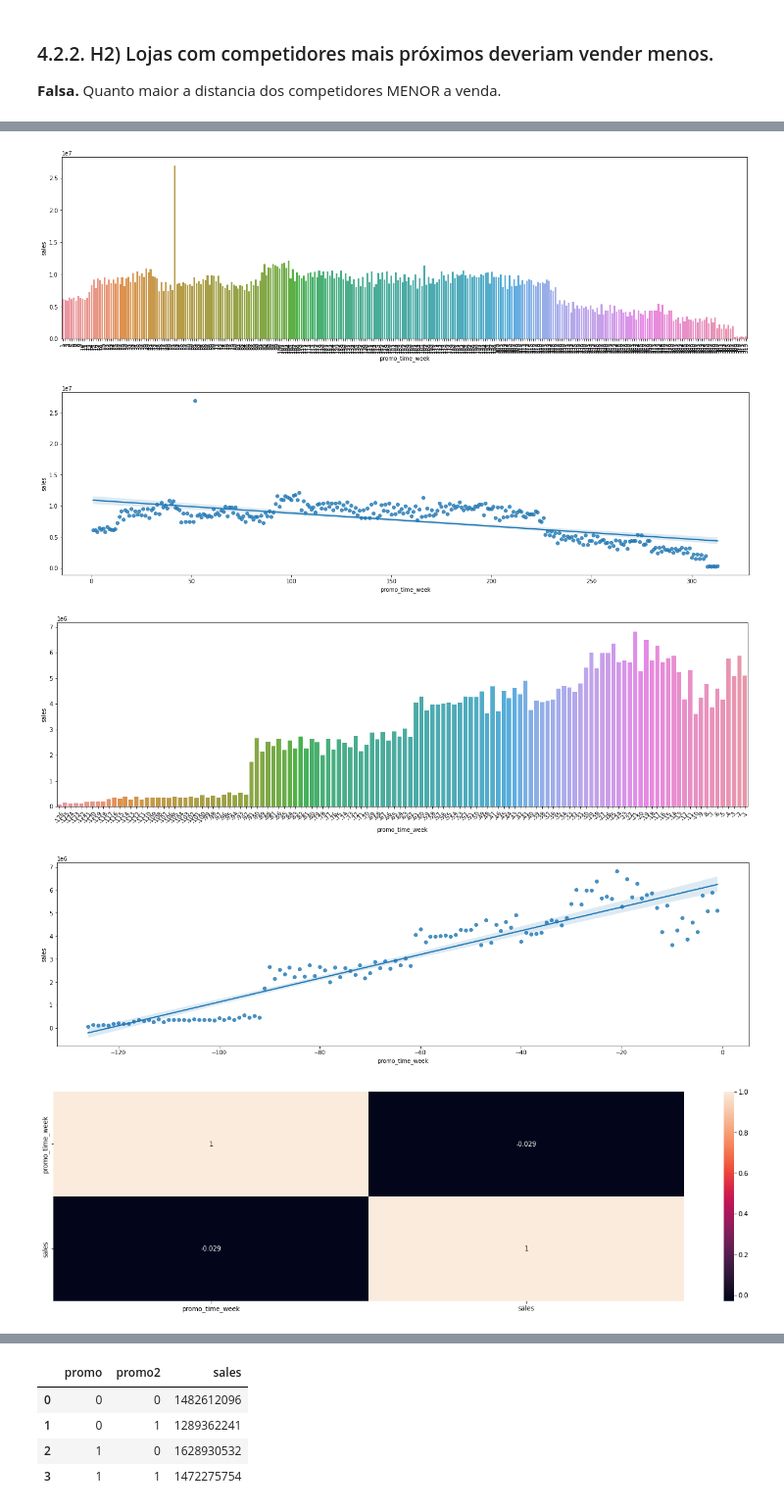
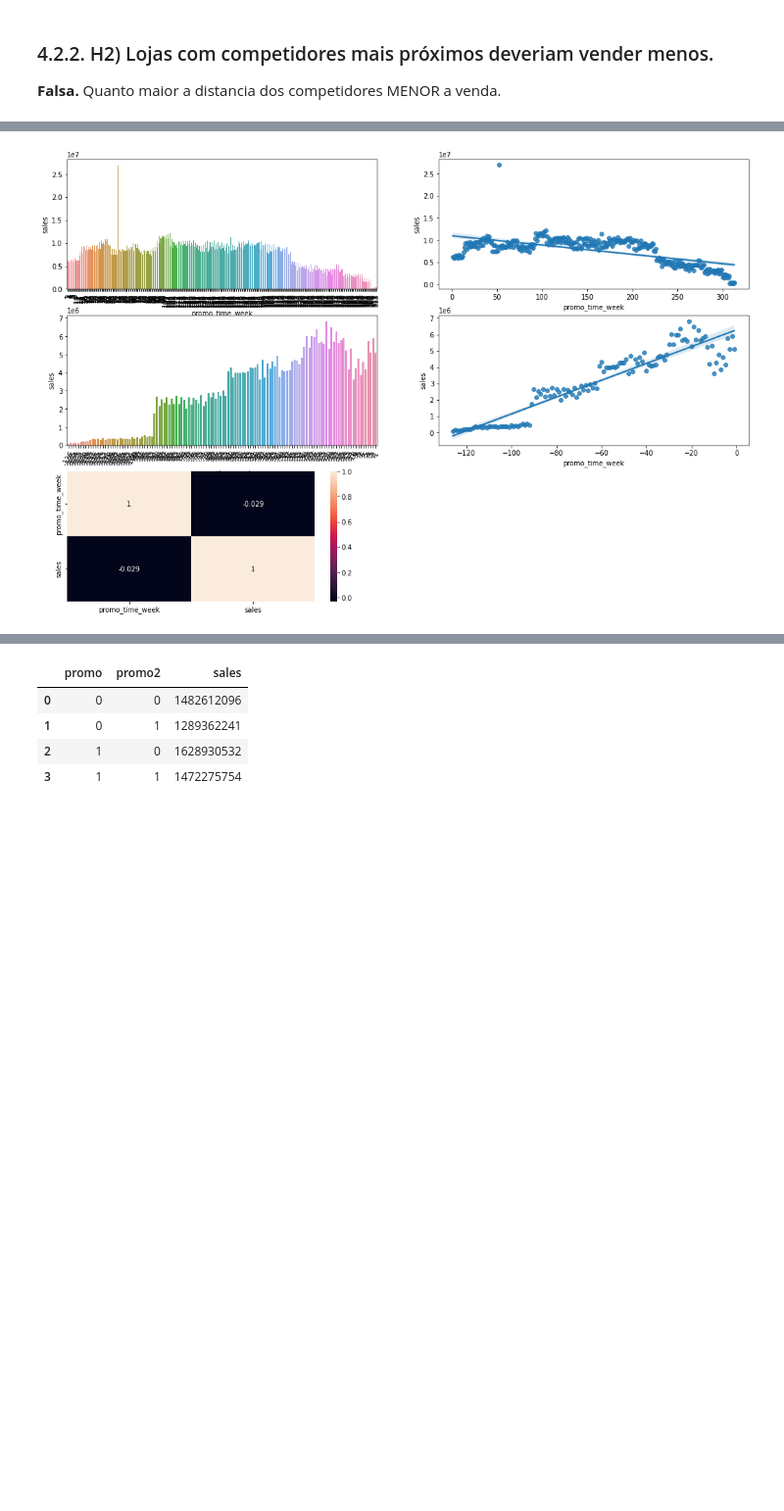
Before and after one commit to cristiandaco/rossmann_project, a Jupyter notebook: 03_Analise_exploratoria_Rossmann.ipynb, the cells around one changed output, grey strips where cells are left out. Shown at 98% size. Cells and saved outputs as stored; diff of their text form; code cells hidden in the pictures; blank space fills up the shorter version.

```diff
--- a/03_Analise_exploratoria_Rossmann.ipynb
+++ b/03_Analise_exploratoria_Rossmann.ipynb
@@ -442,28 +461,26 @@ sns.heatmap( aux1.corr(method = 'pearson'), annot= True  );
 # %%
 aux1 = df4[['promo_time_week', 'sales']].groupby( 'promo_time_week' ).sum().reset_index()
 
-plt.figure( figsize = ( 22,6 ) )
+plt.figure( figsize = ( 18,12 ) )
+
+plt.subplot( 3, 2, 1 )
 aux2 = aux1[aux1['promo_time_week'] > 0]
 sns.barplot( x = 'promo_time_week', y = 'sales', data = aux2 )
 plt.xticks( rotation = 90 );
 
-plt.figure( figsize = ( 22,6 ) )
+plt.subplot( 3, 2, 2 )
 sns.regplot( x = 'promo_time_week', y = 'sales', data = aux2 );
 
-plt.figure( figsize = ( 22,6 ) )
+plt.subplot( 3, 2, 3 )
 aux3 = aux1[aux1['promo_time_week'] < 0]
 sns.barplot( x = 'promo_time_week', y = 'sales', data = aux3 )
 plt.xticks( rotation = 60 );
 
-plt.figure( figsize = ( 22,6 ) )
+plt.subplot( 3, 2, 4 )
 sns.regplot( x = 'promo_time_week', y = 'sales', data = aux3 );
 
-plt.figure( figsize = ( 22,6 ) )
+plt.subplot( 3, 2, 5 )
 sns.heatmap( aux1.corr( method= 'pearson'), annot= True );
 # %% [output]
-[figure, old version]
+[figure, new version]
-[figure, removed]
-[figure, removed]
-[figure, removed]
-[figure, removed]
 # %% [markdown]
```
Also changed, not shown: parts of 31 cells of this notebook.
